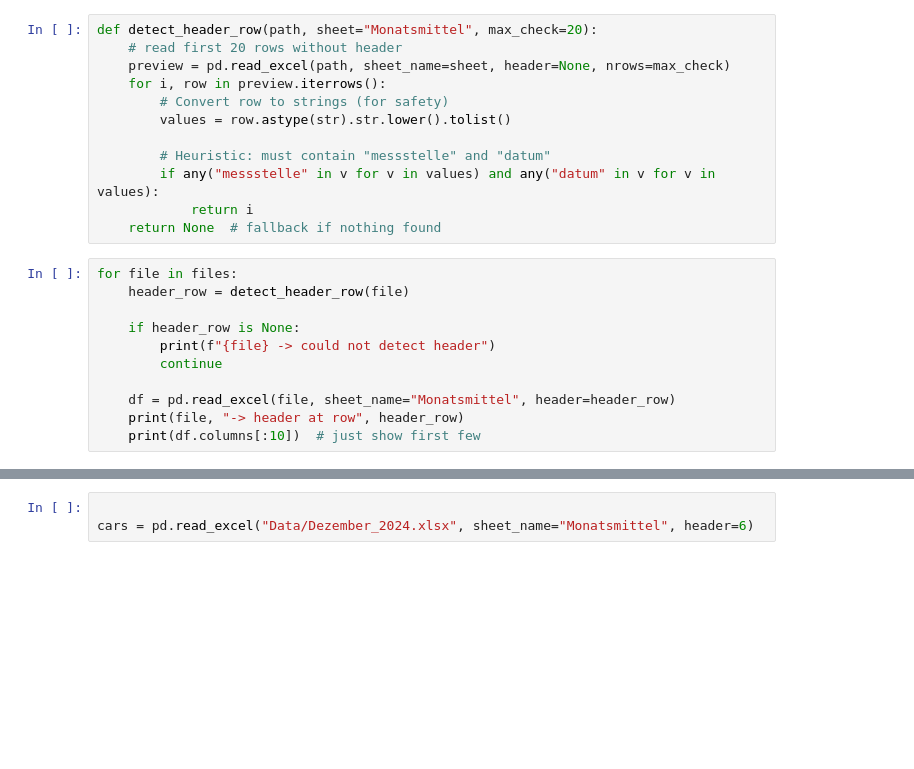
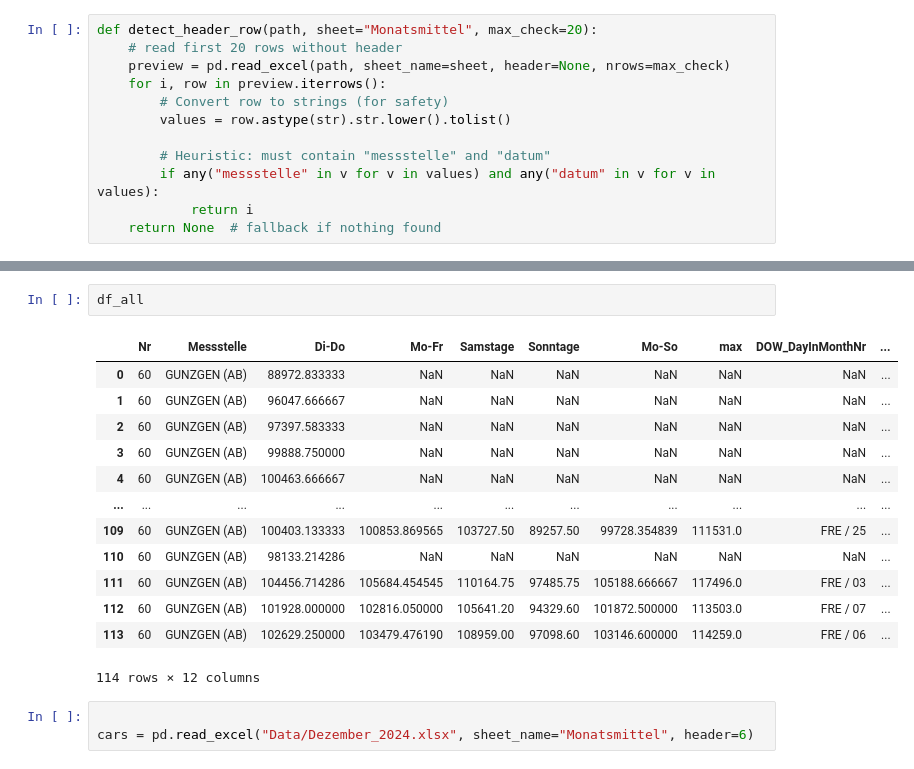
Before and after one commit to HSLUAdrianBrunner/Sustainability, a Jupyter notebook: Adaption_Adrian_swiss_pollution_vs_traffic_eni.ipynb, the cells around one changed output, grey strips where cells are left out. Cells and saved outputs as stored; diff of their text form; blank space fills up the shorter version.

```diff
--- a/Adaption_Adrian_swiss_pollution_vs_traffic_eni.ipynb
+++ b/Adaption_Adrian_swiss_pollution_vs_traffic_eni.ipynb
@@ -136,14 +117,3 @@ def detect_header_row(path, sheet="Monatsmittel", max_check=20):
         if any("messstelle" in v for v in values) and any("datum" in v for v in values):
             return i
     return None  # fallback if nothing found
-# %%
-for file in files:
-    header_row = detect_header_row(file)
-
-    if header_row is None:
-        print(f"{file} -> could not detect header")
-        continue
-
-    df = pd.read_excel(file, sheet_name="Monatsmittel", header=header_row)
-    print(file, "-> header at row", header_row)
-    print(df.columns[:10])  # just show first few
@@ -205,3 +175,19 @@ print(df_all.head(10))
+# %%
+df_all
+# %% [output]
+|  | Nr | Messstelle | Di-Do | Mo-Fr | Samstage | Sonntage | Mo-So | max | DOW_DayInMonthNr | ... |
+| 0 | 60 | GUNZGEN (AB) | 88972.833333 | NaN | NaN | NaN | NaN | NaN | NaN | ... |
+| 1 | 60 | GUNZGEN (AB) | 96047.666667 | NaN | NaN | NaN | NaN | NaN | NaN | ... |
+| 2 | 60 | GUNZGEN (AB) | 97397.583333 | NaN | NaN | NaN | NaN | NaN | NaN | ... |
+| 3 | 60 | GUNZGEN (AB) | 99888.750000 | NaN | NaN | NaN | NaN | NaN | NaN | ... |
+| 4 | 60 | GUNZGEN (AB) | 100463.666667 | NaN | NaN | NaN | NaN | NaN | NaN | ... |
+| ... | ... | ... | ... | ... | ... | ... | ... | ... | ... | ... |
+| 109 | 60 | GUNZGEN (AB) | 100403.133333 | 100853.869565 | 103727.50 | 89257.50 | 99728.354839 | 111531.0 | FRE / 25 | ... |
+| 110 | 60 | GUNZGEN (AB) | 98133.214286 | NaN | NaN | NaN | NaN | NaN | NaN | ... |
+| 111 | 60 | GUNZGEN (AB) | 104456.714286 | 105684.454545 | 110164.75 | 97485.75 | 105188.666667 | 117496.0 | FRE / 03 | ... |
+| 112 | 60 | GUNZGEN (AB) | 101928.000000 | 102816.050000 | 105641.20 | 94329.60 | 101872.500000 | 113503.0 | FRE / 07 | ... |
+| 113 | 60 | GUNZGEN (AB) | 102629.250000 | 103479.476190 | 108959.00 | 97098.60 | 103146.600000 | 114259.0 | FRE / 06 | ... |
+114 rows × 12 columns
 # %%
 
 cars = pd.read_excel("Data/Dezember_2024.xlsx", sheet_name="Monatsmittel", header=6)
```
Also changed, not shown: parts of 3 cells of this notebook.
